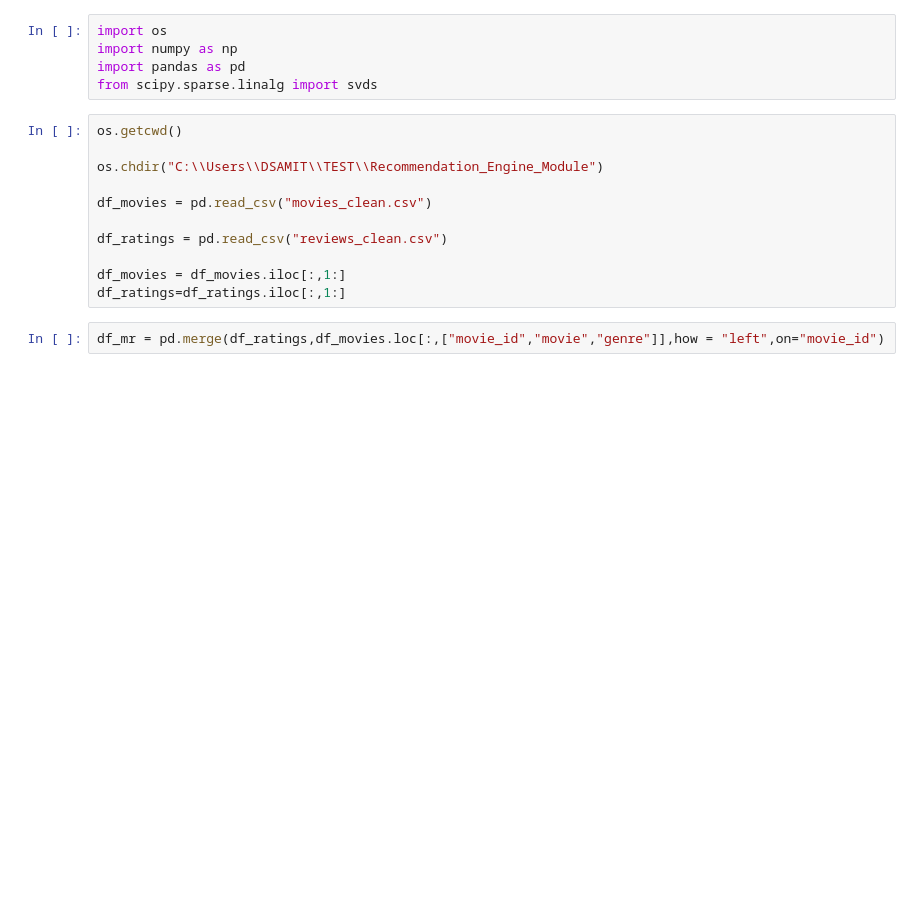
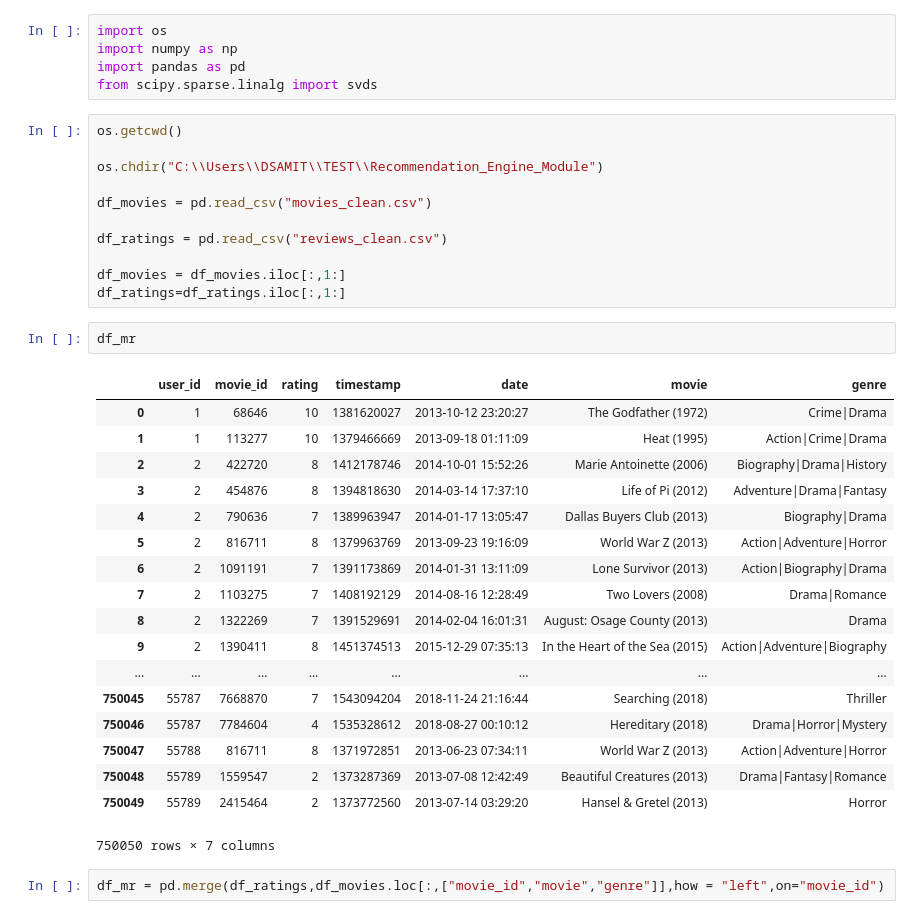
Before and after one commit to AMITDSBHAT/RECOMENDATION-SYSTEMS, a Jupyter notebook: MOVIE RECOMENDATION.ipynb, the cells around one changed output. Drawn from its saved outputs; the diff is of its cells as text; blank space fills up the shorter version.

```diff
--- a/MOVIE RECOMENDATION.ipynb
+++ b/MOVIE RECOMENDATION.ipynb
@@ -16,6 +16,27 @@ df_ratings = pd.read_csv("reviews_clean.csv")
 
 df_movies = df_movies.iloc[:,1:]
 df_ratings=df_ratings.iloc[:,1:]
+# %%
+df_mr
+# %% [output]
+|  | user_id | movie_id | rating | timestamp | date | movie | genre |
+| 0 | 1 | 68646 | 10 | 1381620027 | 2013-10-12 23:20:27 | The Godfather (1972) | Crime|Drama |
+| 1 | 1 | 113277 | 10 | 1379466669 | 2013-09-18 01:11:09 | Heat (1995) | Action|Crime|Drama |
+| 2 | 2 | 422720 | 8 | 1412178746 | 2014-10-01 15:52:26 | Marie Antoinette (2006) | Biography|Drama|History |
+| 3 | 2 | 454876 | 8 | 1394818630 | 2014-03-14 17:37:10 | Life of Pi (2012) | Adventure|Drama|Fantasy |
+| 4 | 2 | 790636 | 7 | 1389963947 | 2014-01-17 13:05:47 | Dallas Buyers Club (2013) | Biography|Drama |
+| 5 | 2 | 816711 | 8 | 1379963769 | 2013-09-23 19:16:09 | World War Z (2013) | Action|Adventure|Horror |
+| 6 | 2 | 1091191 | 7 | 1391173869 | 2014-01-31 13:11:09 | Lone Survivor (2013) | Action|Biography|Drama |
+| 7 | 2 | 1103275 | 7 | 1408192129 | 2014-08-16 12:28:49 | Two Lovers (2008) | Drama|Romance |
+| 8 | 2 | 1322269 | 7 | 1391529691 | 2014-02-04 16:01:31 | August: Osage County (2013) | Drama |
+| 9 | 2 | 1390411 | 8 | 1451374513 | 2015-12-29 07:35:13 | In the Heart of the Sea (2015) | Action|Adventure|Biography |
+| ... | ... | ... | ... | ... | ... | ... | ... |
+| 750045 | 55787 | 7668870 | 7 | 1543094204 | 2018-11-24 21:16:44 | Searching (2018) | Thriller |
+| 750046 | 55787 | 7784604 | 4 | 1535328612 | 2018-08-27 00:10:12 | Hereditary (2018) | Drama|Horror|Mystery |
+| 750047 | 55788 | 816711 | 8 | 1371972851 | 2013-06-23 07:34:11 | World War Z (2013) | Action|Adventure|Horror |
+| 750048 | 55789 | 1559547 | 2 | 1373287369 | 2013-07-08 12:42:49 | Beautiful Creatures (2013) | Drama|Fantasy|Romance |
+| 750049 | 55789 | 2415464 | 2 | 1373772560 | 2013-07-14 03:29:20 | Hansel & Gretel (2013) | Horror |
+750050 rows × 7 columns
 # %%
 df_mr = pd.merge(df_ratings,df_movies.loc[:,["movie_id","movie","genre"]],how = "left",on="movie_id")
 # %%
```
Also changed, not shown: parts of 4 cells of this notebook.
